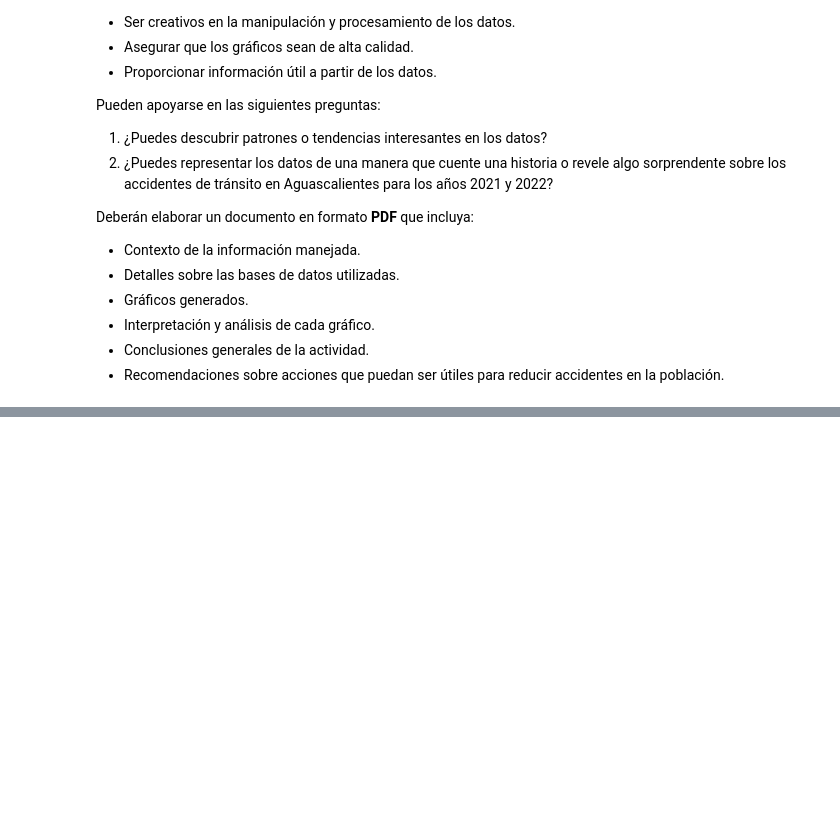
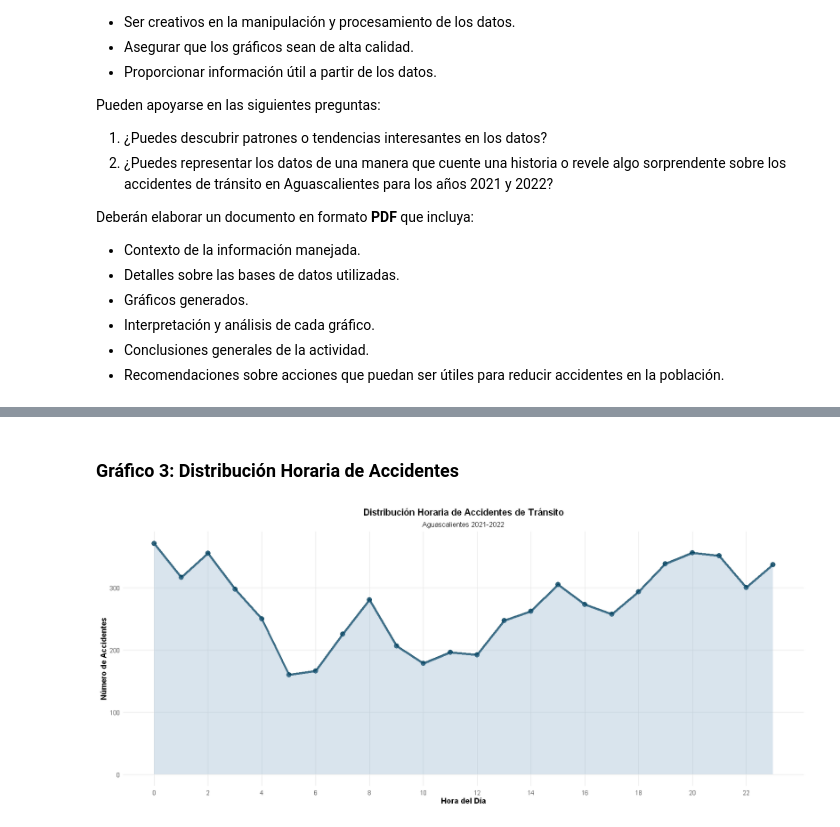
Before and after one commit to RKCbas/Maestria-en-Inteligencia-Artificial---Practicas, a Jupyter notebook: Cuatrimestre 2/3 - Lenguajes de ciencia de datos intermedio/Practica 6.1/Visualización de datos con ggplot2.ipynb, the cells around one changed output, grey strips where cells are left out. Drawn from its saved outputs; the diff is of its cells as text; code cells hidden in the pictures; blank space fills up the shorter version.

```diff
--- a/Cuatrimestre 2/3 - Lenguajes de ciencia de datos intermedio/Practica 6.1/Visualización de datos con ggplot2.ipynb
+++ b/Cuatrimestre 2/3 - Lenguajes de ciencia de datos intermedio/Practica 6.1/Visualización de datos con ggplot2.ipynb
@@ -95,0 +467,25 @@ Deberán elaborar un documento en formato **PDF** que incluya:
+# %% [markdown]
+### Gráfico 3: Distribución Horaria de Accidentes
+# %%
+# Preparar datos
+accidentes_hora <- datos_completos %>%
+  filter(!is.na(HORA_LIMPIA)) %>%
+  group_by(HORA_LIMPIA) %>%
+  summarise(cantidad = n(), .groups = "drop")
+
+# Crear gráfico
+options(repr.plot.width = 14, repr.plot.height = 6)
+
+ggplot(accidentes_hora, aes(x = HORA_LIMPIA, y = cantidad)) +
+  geom_line(color = "#003f5c", size = 1.5, alpha = 0.8) +
+  geom_point(color = "#003f5c", size = 3, alpha = 0.8) +
+  geom_area(fill = "#7ea6c4", alpha = 0.3) +
+  scale_x_continuous(breaks = seq(0, 23, 2)) +
+  scale_y_continuous(labels = comma) +
+  labs(title = "Distribución Horaria de Accidentes de Tránsito",
+       subtitle = "Aguascalientes 2021-2022",
+       x = "Hora del Día",
+       y = "Número de Accidentes") +
+  theme_accidentes()
+# %% [output]
+[figure, added]
```
Also changed, not shown: parts of 74 cells of this notebook.
